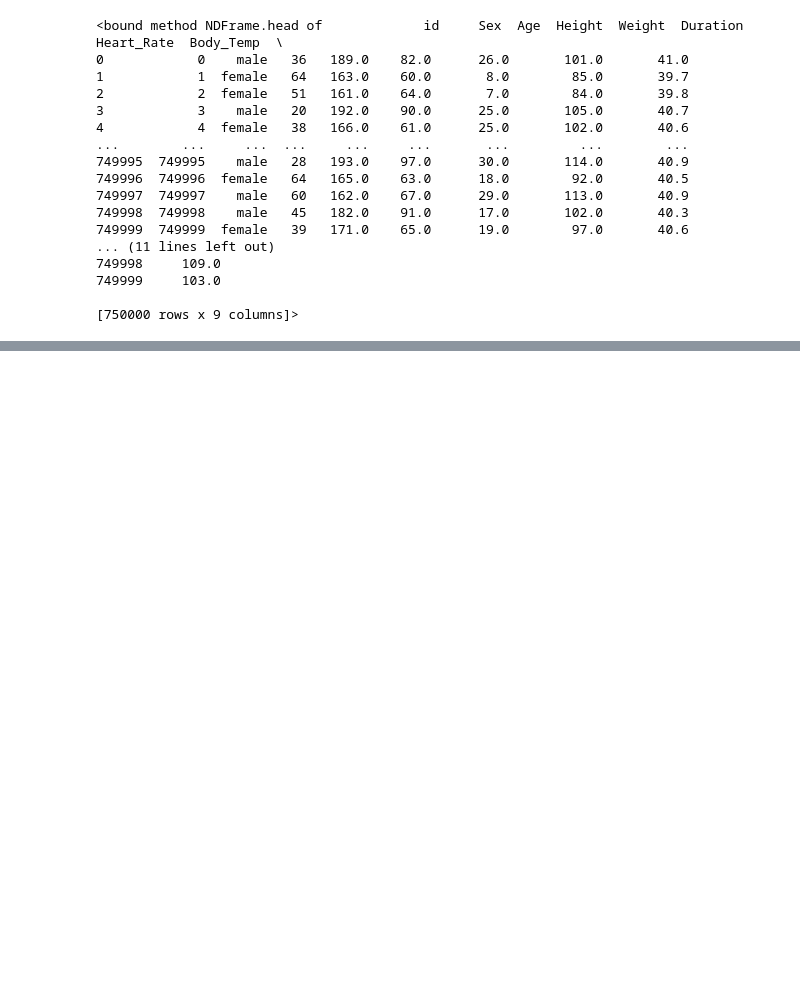
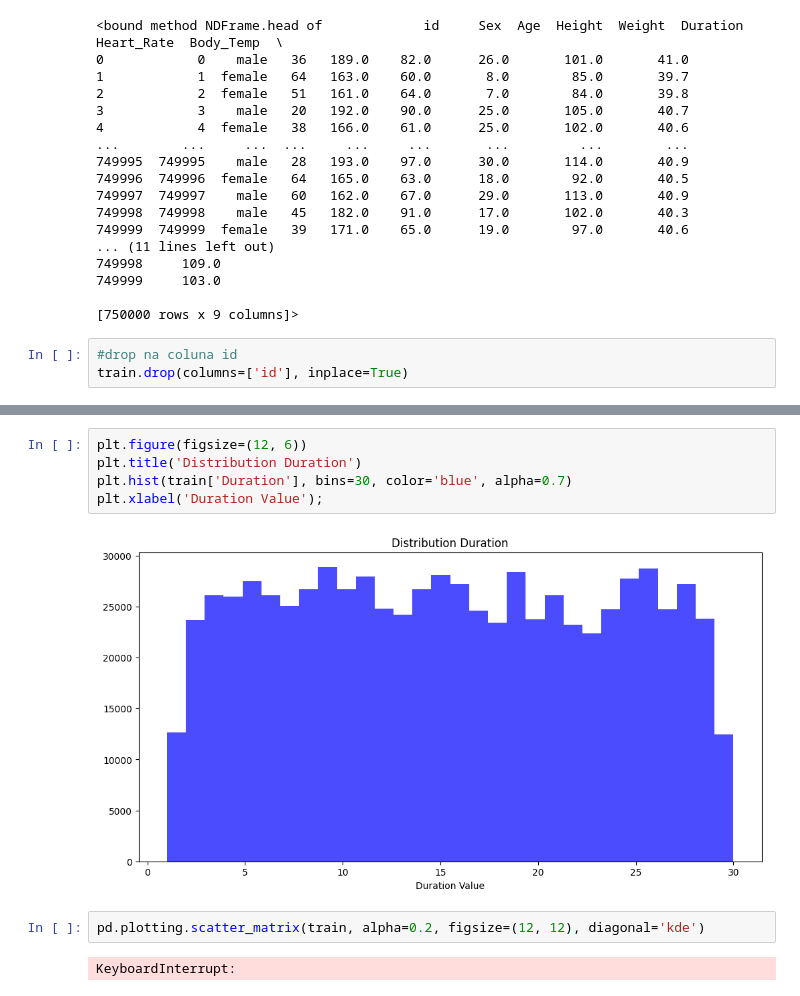
Before and after one commit to Gpiratelo25/PredictCalories, a Jupyter notebook: PrimeiraVersao.ipynb, the cells around one changed output, grey strips where cells are left out. Cells and saved outputs as stored; diff of their text form; blank space fills up the shorter version.

```diff
--- a/PrimeiraVersao.ipynb
+++ b/PrimeiraVersao.ipynb
@@ -37,3 +40,6 @@ train.head
 749999     103.0
 
 [750000 rows x 9 columns]>
+# %%
+#drop na coluna id
+train.drop(columns=['id'], inplace=True)
@@ -39,0 +94,11 @@ train.head
+# %%
+plt.figure(figsize=(12, 6))
+plt.title('Distribution Duration')
+plt.hist(train['Duration'], bins=30, color='blue', alpha=0.7)
+plt.xlabel('Duration Value');
+# %% [output]
+[figure, added]
+# %%
+pd.plotting.scatter_matrix(train, alpha=0.2, figsize=(12, 12), diagonal='kde')
+# %% [output]
+KeyboardInterrupt:
```
Also changed, not shown: parts of 5 cells of this notebook.
